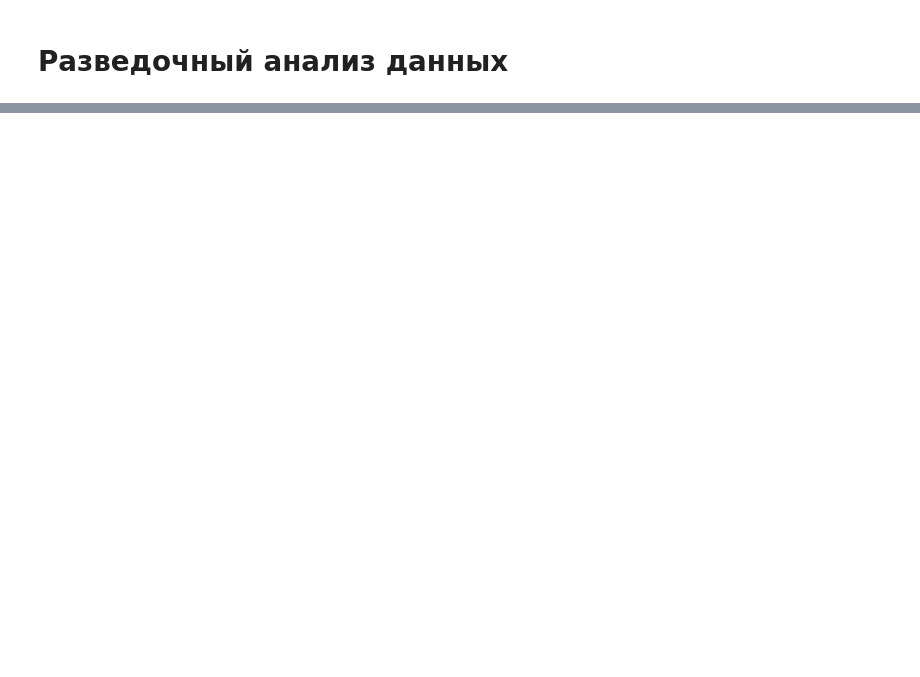
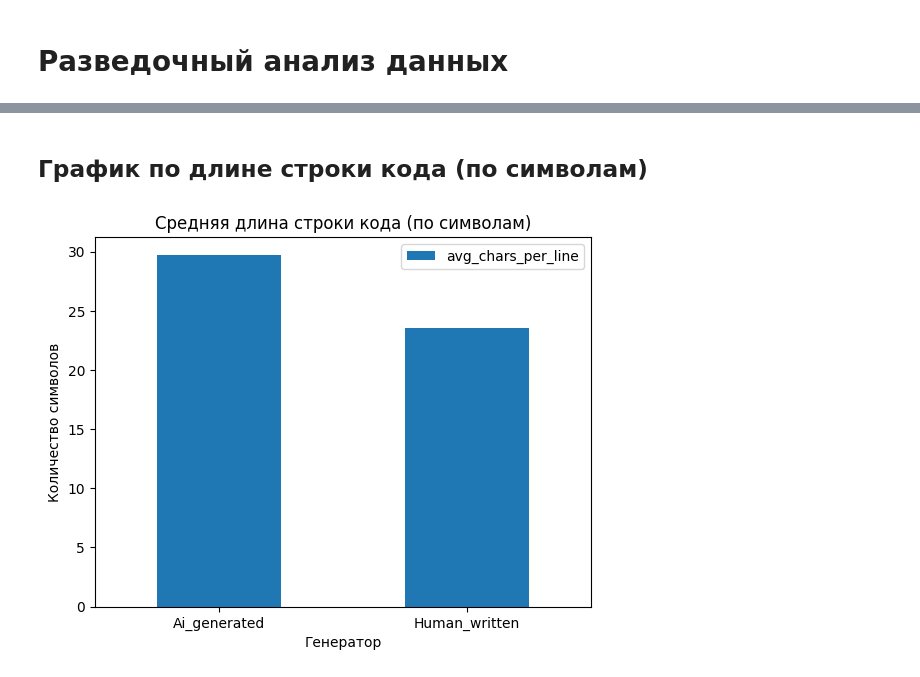
Before and after one commit to M1ssshka/ai-code-detection, a Jupyter notebook: main.ipynb, the cells around one changed output, grey strips where cells are left out. Cells and saved outputs as stored; diff of their text form; code cells hidden in the pictures; blank space fills up the shorter version.

```diff
--- a/main.ipynb
+++ b/main.ipynb
@@ -154,0 +176,35 @@ Name: count, dtype: int64
+# %% [markdown]
+## График по длине строки кода (по символам)
+# %%
+def avg_tokens_per_line(code):
+    """Возвращает среднее число токенов на строку в коде."""
+    if pd.isna(code) or not code.strip():
+        return 0.0
+
+    lines = code.split('\n')
+    non_empty_lines = [line for line in lines if line.strip()]
+
+    if not non_empty_lines:
+        return 0.0
+
+    try:
+        tokens = tokenize.generate_tokens(io.StringIO(code).readline)
+        total_tokens = sum(1 for t in tokens if t.type not in (tokenize.ENDMARKER, tokenize.ERRORTOKEN))
+
+        return total_tokens / len(non_empty_lines)
+    except (SyntaxError, tokenize.TokenError):
+        return 0.0
+
+ds['avg_chars_per_line'] = ds['code'].apply(avg_chars_per_line)
+
+pt = ds.pivot_table(index='label', values='avg_chars_per_line', aggfunc='mean')
+
+pt.plot(kind='bar')
+plt.ylabel('Количество символов')
+plt.xlabel('Генератор')
+plt.title('Средняя длина строки кода (по символам)')
+plt.xticks(rotation=0)
+
+plt.show()
+# %% [output]
+[figure, added]
```
Also changed, not shown: parts of 15 cells of this notebook.
